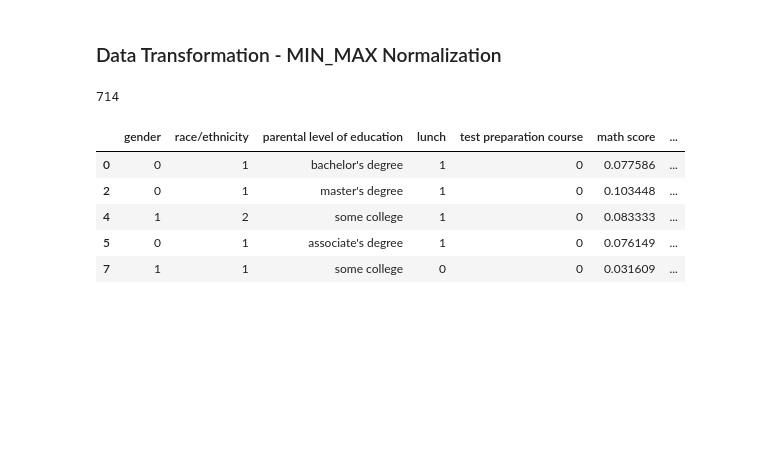
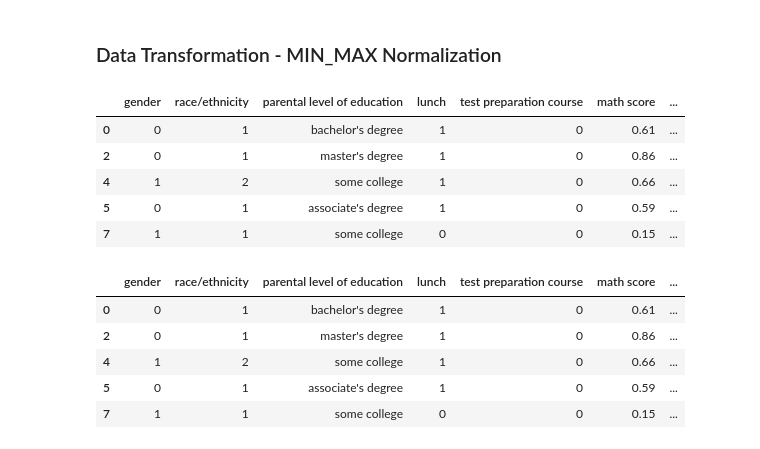
Before and after one commit to BhavyamSanghavi/Data-Science, a Jupyter notebook: Assignment2/assignment02.ipynb, the cells around one changed output. Saved outputs shown, nothing was run; the diff lists cells and outputs as text; code cells hidden in the pictures; blank space fills up the shorter version.

Commit message:
Completed with all types of normalization

```diff
--- a/Assignment2/assignment02.ipynb
+++ b/Assignment2/assignment02.ipynb
@@ -86,19 +86,22 @@ sb.displot(df["reading score"])
 # %% [markdown]
 ### IQR Method to remove outliers
 # %%
-Q1 = df['writing score'].quantile(0.25)
-Q3 = df['writing score'].quantile(0.75)
-IQR = Q3 - Q1
-lower = Q1 - 1.5*IQR
-upper = Q3 + 1.5*IQR
-print(lower)
-print(upper)
-upper_array = np.where(df['writing score'] >= upper)[0]
-lower_array = np.where(df['writing score'] <= lower)[0]
-print(upper_array, lower_array)
-df.drop(index=upper_array, inplace=True)
-df.drop(index=lower_array, inplace=True)
-sb.boxplot(df["writing score"])
-# sb.boxplot(df["reading score"])
-# sb.boxplot(df["math score"])
+columns=["writing score", "math score", "reading score"]
+rowsToDelete = []
+for col in columns:
+    Q1 = df[col].quantile(0.25)
+    Q3 = df[col].quantile(0.75)
+    IQR = Q3 - Q1
+    lower = Q1 - 1.5*IQR
+    upper = Q3 + 1.5*IQR
+    # print(lower,upper)
+    upper_array = np.where(df[col] >= upper)[0]
+    lower_array = np.where(df[col] <= lower)[0]
+    # print(upper_array,lower_array)
+    rowsToDelete.extend(upper_array)
+    rowsToDelete.extend(lower_array)
+
+rowsToDelete = list(set(rowsToDelete))
+df = df.drop(index=rowsToDelete)
+df.describe()
 # %% [output]
@@ -111,17 +118,25 @@ sb.boxplot(df["writing score"])
 ### Data Transformation - MIN_MAX Normalization
 # %%
 # MIN MAX Normalization
-print(df["math score"].max())
 df["math score"]=(df["math score"]-df["math score"].min())/(df["math score"].max()-df["math score"].min())
+df["math score"]=round(df["math score"],2)
 df.head()
-# min-max normalization
-# z-score normalization
-# decimal scaling
 # %% [output]
-714
 |  | gender | race/ethnicity | parental level of education | lunch | test preparation course | math score | ... |
-| 0 | 0 | 1 | bachelor's degree | 1 | 0 | 0.077586 | ... |
-| 2 | 0 | 1 | master's degree | 1 | 0 | 0.103448 | ... |
-| 4 | 1 | 2 | some college | 1 | 0 | 0.083333 | ... |
-| 5 | 0 | 1 | associate's degree | 1 | 0 | 0.076149 | ... |
-| 7 | 1 | 1 | some college | 0 | 0 | 0.031609 | ... |
+| 0 | 0 | 1 | bachelor's degree | 1 | 0 | 0.61 | ... |
+| 2 | 0 | 1 | master's degree | 1 | 0 | 0.86 | ... |
+| 4 | 1 | 2 | some college | 1 | 0 | 0.66 | ... |
+| 5 | 0 | 1 | associate's degree | 1 | 0 | 0.59 | ... |
+| 7 | 1 | 1 | some college | 0 | 0 | 0.15 | ... |
+# %%
+# Z-Score Normalization
+df["reading score"]=(df["reading score"]-df["reading score"].mean())/df["reading score"].std()
+df["reading score"]=round(df["reading score"],2)
+df.head()
+# %% [output]
+|  | gender | race/ethnicity | parental level of education | lunch | test preparation course | math score | ... |
+| 0 | 0 | 1 | bachelor's degree | 1 | 0 | 0.61 | ... |
+| 2 | 0 | 1 | master's degree | 1 | 0 | 0.86 | ... |
+| 4 | 1 | 2 | some college | 1 | 0 | 0.66 | ... |
+| 5 | 0 | 1 | associate's degree | 1 | 0 | 0.59 | ... |
+| 7 | 1 | 1 | some college | 0 | 0 | 0.15 | ... |
```
Also changed, not shown: parts of 2 cells of this notebook.
